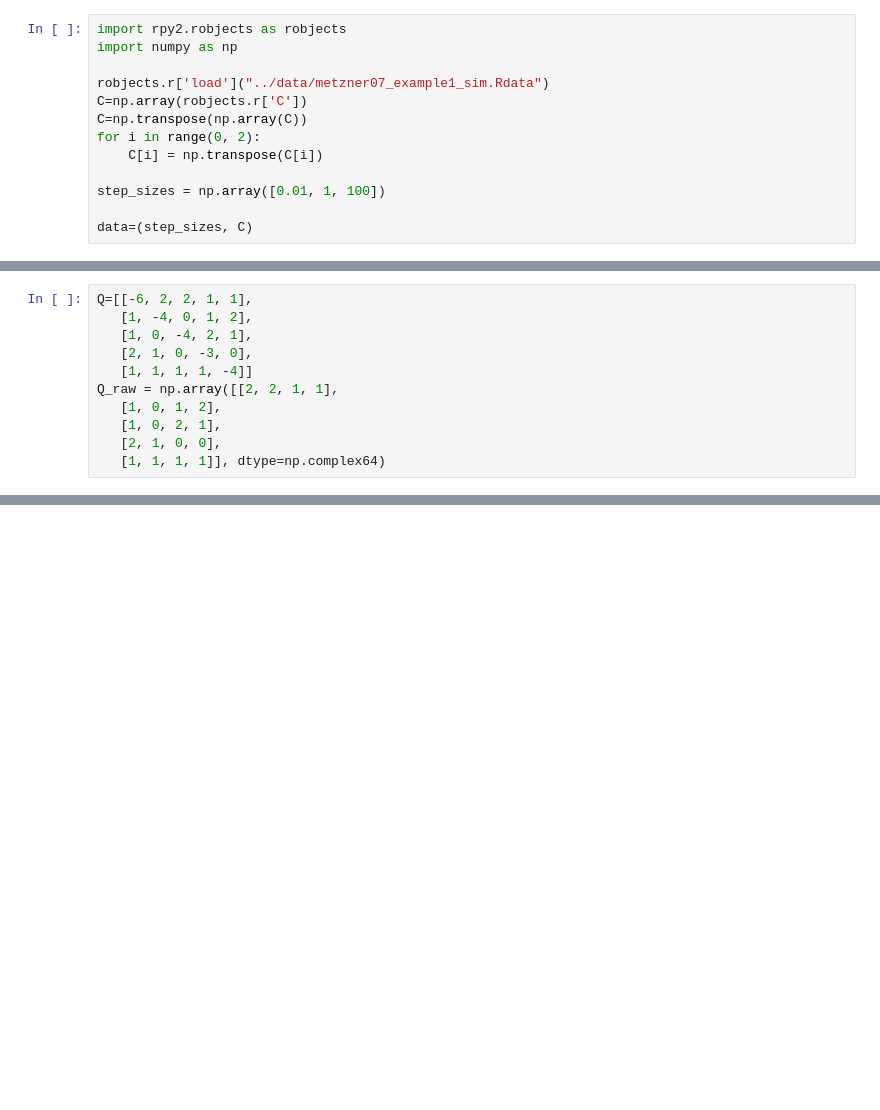
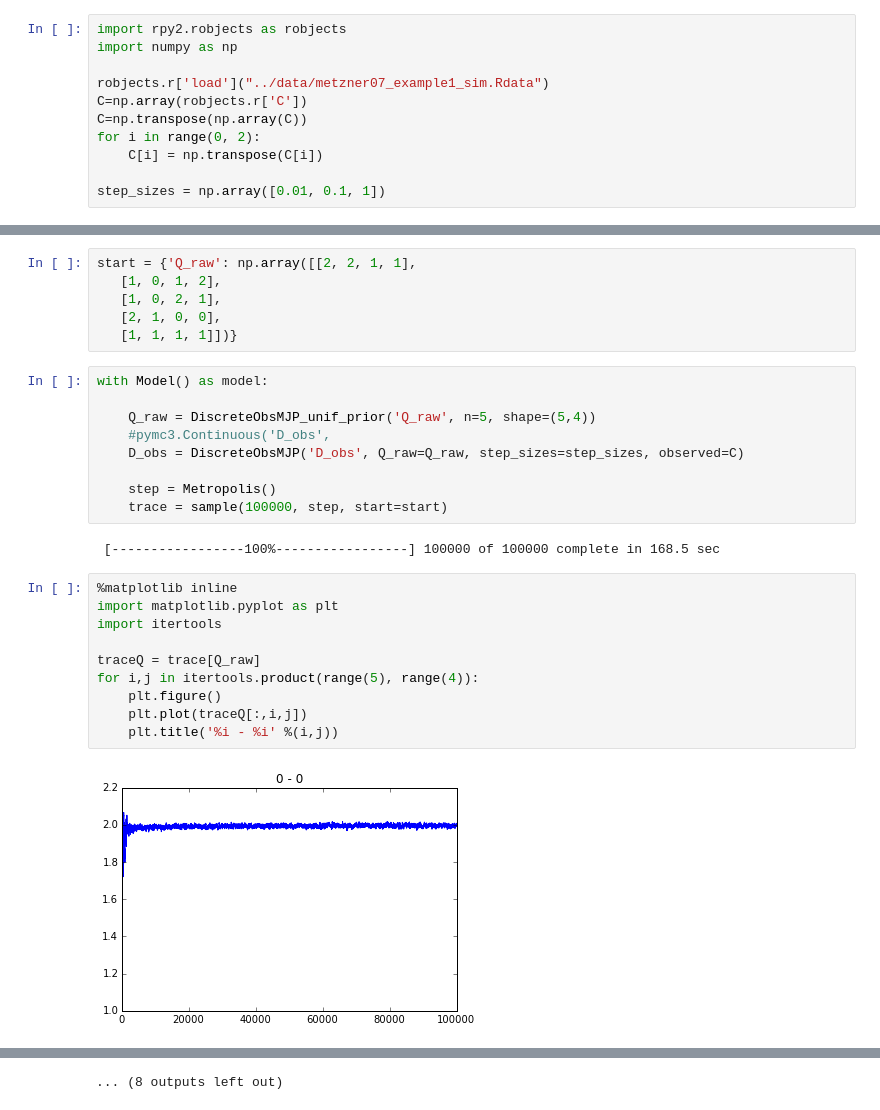
Before and after one commit to evidation-health/ContinuousTimeMarkovModel, a Jupyter notebook: notebook/pymc3_mjp.ipynb, the cells around one changed output, grey strips where cells are left out. Drawn from its saved outputs; the diff is of its cells as text; blank space fills up the shorter version.

```diff
--- a/notebook/pymc3_mjp.ipynb
+++ b/notebook/pymc3_mjp.ipynb
@@ -36,6 +8,4 @@ C=np.transpose(np.array(C))
 for i in range(0, 2):
     C[i] = np.transpose(C[i])
 
-step_sizes = np.array([0.01, 1, 100])
-
-data=(step_sizes, C)
+step_sizes = np.array([0.01, 0.1, 1])
@@ -95,11 +85,29 @@ AssertionError:
 # %%
-Q=[[-6, 2, 2, 1, 1],
-   [1, -4, 0, 1, 2],
-   [1, 0, -4, 2, 1],
-   [2, 1, 0, -3, 0],
-   [1, 1, 1, 1, -4]]
-Q_raw = np.array([[2, 2, 1, 1],
+start = {'Q_raw': np.array([[2, 2, 1, 1],
    [1, 0, 1, 2],
    [1, 0, 2, 1],
    [2, 1, 0, 0],
-   [1, 1, 1, 1]], dtype=np.complex64)
+   [1, 1, 1, 1]])}
+# %%
+with Model() as model:
+
+    Q_raw = DiscreteObsMJP_unif_prior('Q_raw', n=5, shape=(5,4))
+    #pymc3.Continuous('D_obs',
+    D_obs = DiscreteObsMJP('D_obs', Q_raw=Q_raw, step_sizes=step_sizes, observed=C)
+
+    step = Metropolis()
+    trace = sample(100000, step, start=start)
+# %% [output]
+ [-----------------100%-----------------] 100000 of 100000 complete in 168.5 sec
+# %%
+%matplotlib inline
+import matplotlib.pyplot as plt
+import itertools
+
+traceQ = trace[Q_raw]
+for i,j in itertools.product(range(5), range(4)):
+    plt.figure()
+    plt.plot(traceQ[:,i,j])
+    plt.title('%i - %i' %(i,j))
+# %% [output]
+[figure, added]
@@ -105,0 +125 @@ Q_raw = np.array([[2, 2, 1, 1],
+... (8 outputs left out)
```
Also changed, not shown: parts of 7 cells of this notebook.
